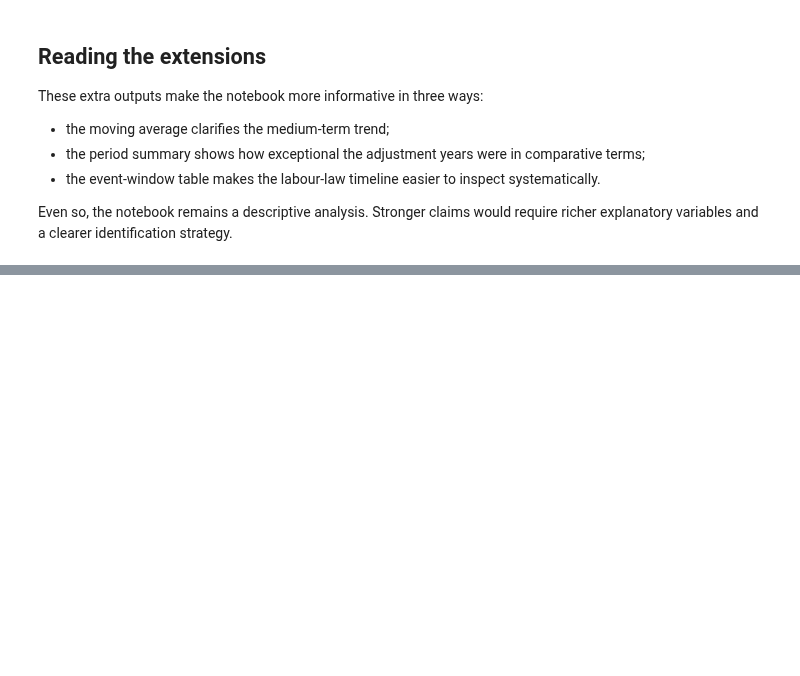
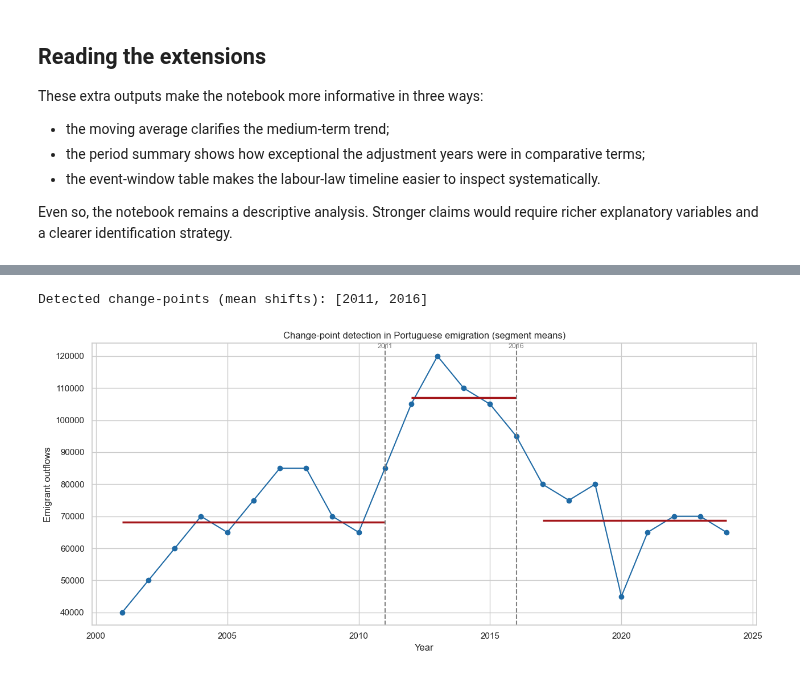
Before and after one commit to DiogoRibeiro7/ds-projects-portfolio, a Jupyter notebook: projects/portuguese_emigration_crises_labour_law/portuguese_emigration_crises_labour_law.ipynb, the cells around one changed output, grey strips where cells are left out. Cells and saved outputs as stored; diff of their text form; code cells hidden in the pictures; blank space fills up the shorter version.

```diff
--- a/projects/portuguese_emigration_crises_labour_law/portuguese_emigration_crises_labour_law.ipynb
+++ b/projects/portuguese_emigration_crises_labour_law/portuguese_emigration_crises_labour_law.ipynb
@@ -791,0 +1011,30 @@ Those additions would move the notebook closer to an explanatory research design
+# %%
+signal = emig["oem_estimate"].to_numpy()
+years = emig["year"].to_numpy()
+
+algo = rpt.Dynp(model="l2", min_size=2, jump=1).fit(signal)
+n_breaks = 2
+bkps = algo.predict(n_bkps=n_breaks)
+break_years = [int(years[b - 1]) for b in bkps if b <= len(years)]
+print(f"Detected change-points (mean shifts): {break_years[:-1]}")
+
+fig, ax = plt.subplots(figsize=(13, 6))
+ax.plot(years, signal, "o-", color="#1f6aa5")
+segment_start = 0
+for b in bkps:
+    seg = slice(segment_start, b)
+    ax.hlines(signal[seg].mean(), years[segment_start], years[min(b, len(years)) - 1],
+              color="#A4161A", lw=2.5)
+    segment_start = b
+for by in break_years[:-1]:
+    ax.axvline(by, color="grey", ls="--")
+    ax.annotate(str(by), (by, ax.get_ylim()[1]), ha="center", va="top", fontsize=9,
+                color="grey")
+ax.set(title="Change-point detection in Portuguese emigration (segment means)",
+       xlabel="Year", ylabel="Emigrant outflows")
+plt.tight_layout()
+fig.savefig("outputs/figures/change_point_detection.png", dpi=150, bbox_inches="tight")
+plt.show()
+# %% [output]
+Detected change-points (mean shifts): [2011, 2016]
+[figure, added]
```
Also changed, not shown: parts of 18 cells of this notebook, 2 other files.
